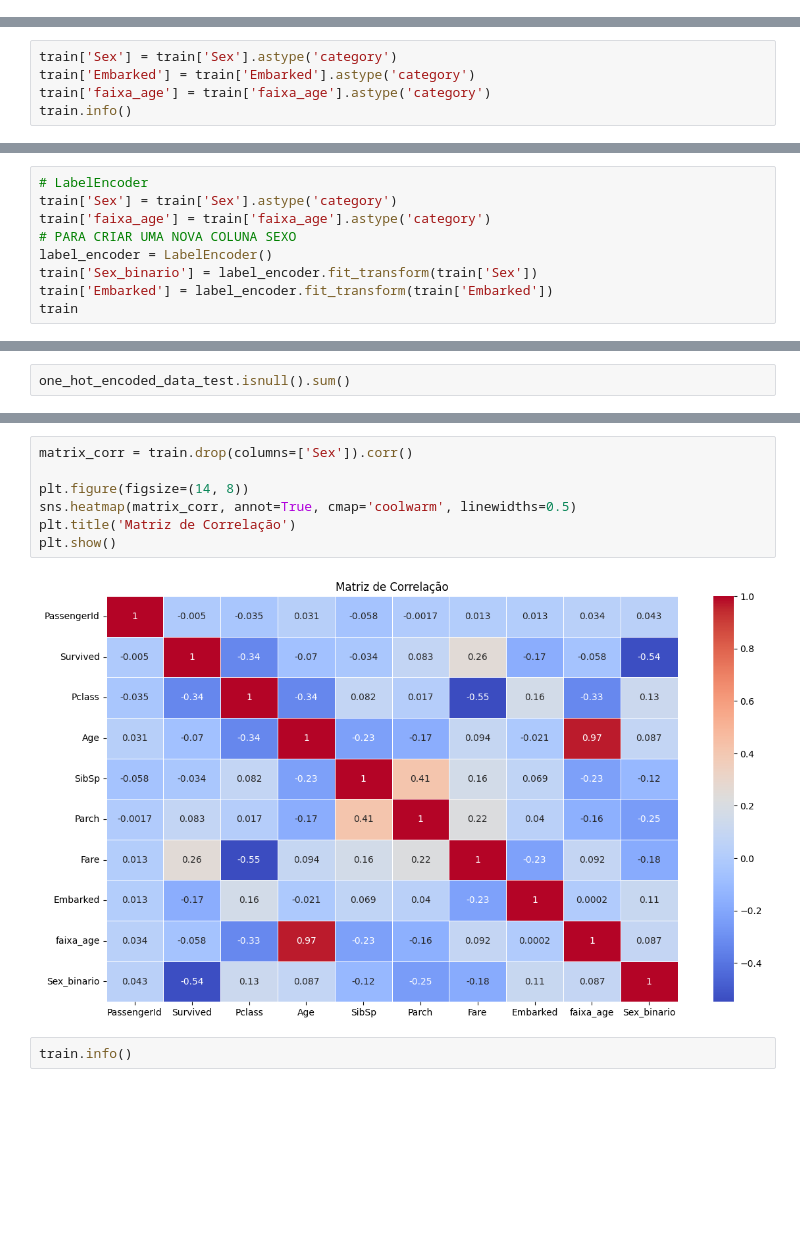
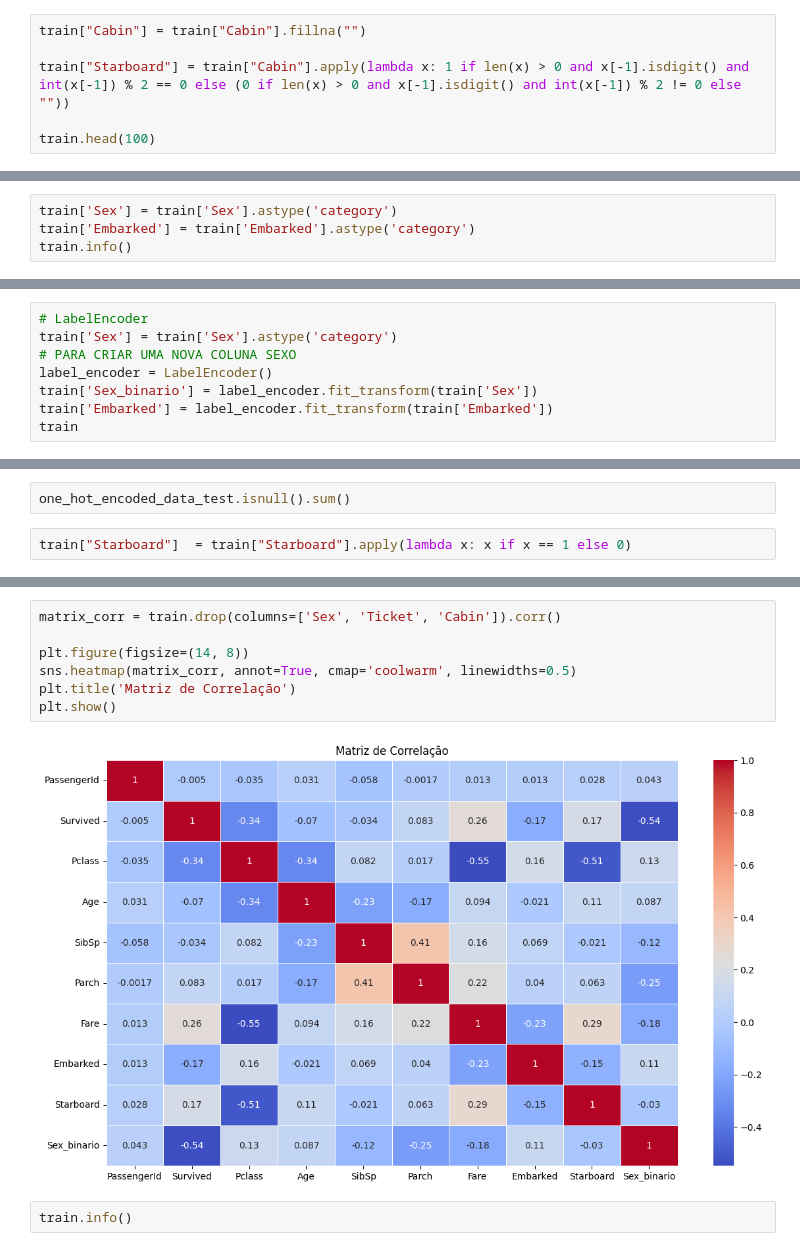
Before and after one commit to maylonleoncio/titanic, a Jupyter notebook: titanic_analysis.ipynb, the cells around one changed output, grey strips where cells are left out. Cells and saved outputs as stored; diff of their text form; blank space fills up the shorter version.

```diff
--- a/titanic_analysis.ipynb
+++ b/titanic_analysis.ipynb
@@ -404,0 +431,6 @@ Here we will create new features or make transformations of existing features to
+# %%
+train["Cabin"] = train["Cabin"].fillna("")
+
+train["Starboard"] = train["Cabin"].apply(lambda x: 1 if len(x) > 0 and x[-1].isdigit() and int(x[-1]) % 2 == 0 else (0 if len(x) > 0 and x[-1].isdigit() and int(x[-1]) % 2 != 0 else ""))
+
+train.head(100)
@@ -407,7 +453,6 @@ Here we will create new features or make transformations of existing features to
 # %%
 train['Sex'] = train['Sex'].astype('category')
 train['Embarked'] = train['Embarked'].astype('category')
-train['faixa_age'] = train['faixa_age'].astype('category')
 train.info()
 # %% [output]
 <class 'pandas.core.frame.DataFrame'>
@@ -444,7 +491,6 @@ train = train.join(enc_data)
 # %%
 # LabelEncoder
 train['Sex'] = train['Sex'].astype('category')
-train['faixa_age'] = train['faixa_age'].astype('category')
 # PARA CRIAR UMA NOVA COLUNA SEXO
 label_encoder = LabelEncoder()
 train['Sex_binario'] = label_encoder.fit_transform(train['Sex'])
@@ -480,3 +526,5 @@ one_hot_encoded_data_test = one_hot_encoded_data_test[['Sex_female', 'Sex_male',
 one_hot_encoded_data_test
 # %%
 one_hot_encoded_data_test.isnull().sum()
+# %%
+train["Starboard"]  = train["Starboard"].apply(lambda x: x if x == 1 else 0)
@@ -483,12 +547,12 @@ one_hot_encoded_data_test.isnull().sum()
 # %%
-matrix_corr = train.drop(columns=['Sex']).corr()
+matrix_corr = train.drop(columns=['Sex', 'Ticket', 'Cabin']).corr()
 
 plt.figure(figsize=(14, 8))
 sns.heatmap(matrix_corr, annot=True, cmap='coolwarm', linewidths=0.5)
 plt.title('Matriz de Correlação')
 plt.show()
 # %% [output]
-[figure, old version]
+[figure, new version]
 # %%
 train.info()
 # %% [output]
```
Also changed, not shown: parts of 6 cells of this notebook.
